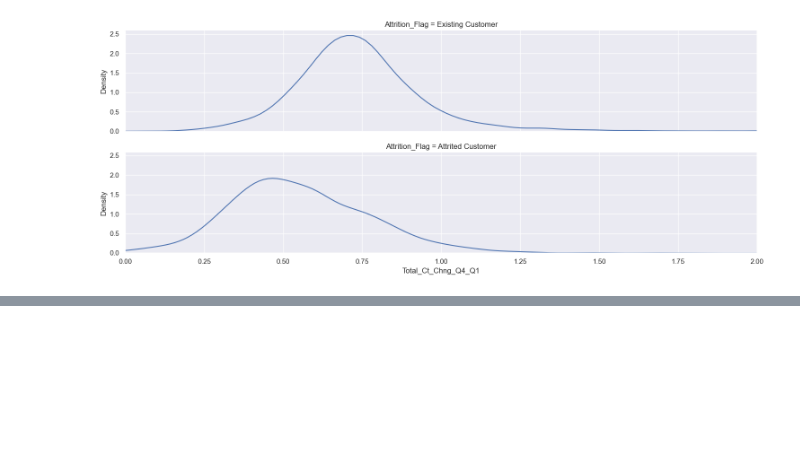
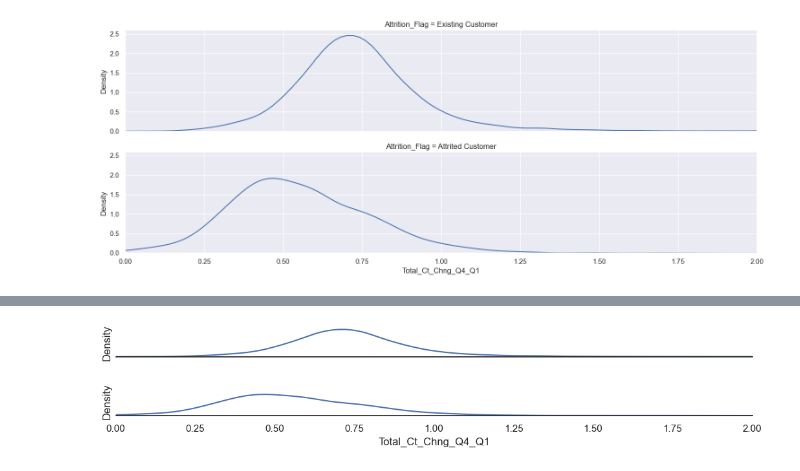
Before and after one commit to ParabjotChander/practical-python-for-data-professionals-4358485, a Jupyter notebook: data_analysis/credit_card_retention_analysis.ipynb, the cells around one changed output, grey strips where cells are left out. Cells and saved outputs as stored; diff of their text form; code cells hidden in the pictures; blank space fills up the shorter version.

```diff
--- a/data_analysis/credit_card_retention_analysis.ipynb
+++ b/data_analysis/credit_card_retention_analysis.ipynb
@@ -641,0 +663,10 @@ pit.xlim(0,2)
+# %%
+sns.set_theme(style="white")
+g = sns.FacetGrid(data, row="Attrition_Flag", aspect=9, height=1.2)
+g.map_dataframe(sns.kdeplot, x="Total_Ct_Chng_Q4_Q1")
+g.set_titles("")
+g.set(yticks=[])
+g.despine(left=True)
+pit.xlim(0,2);
+# %% [output]
+[figure, added]
```
Also changed, not shown: parts of 11 cells of this notebook.
